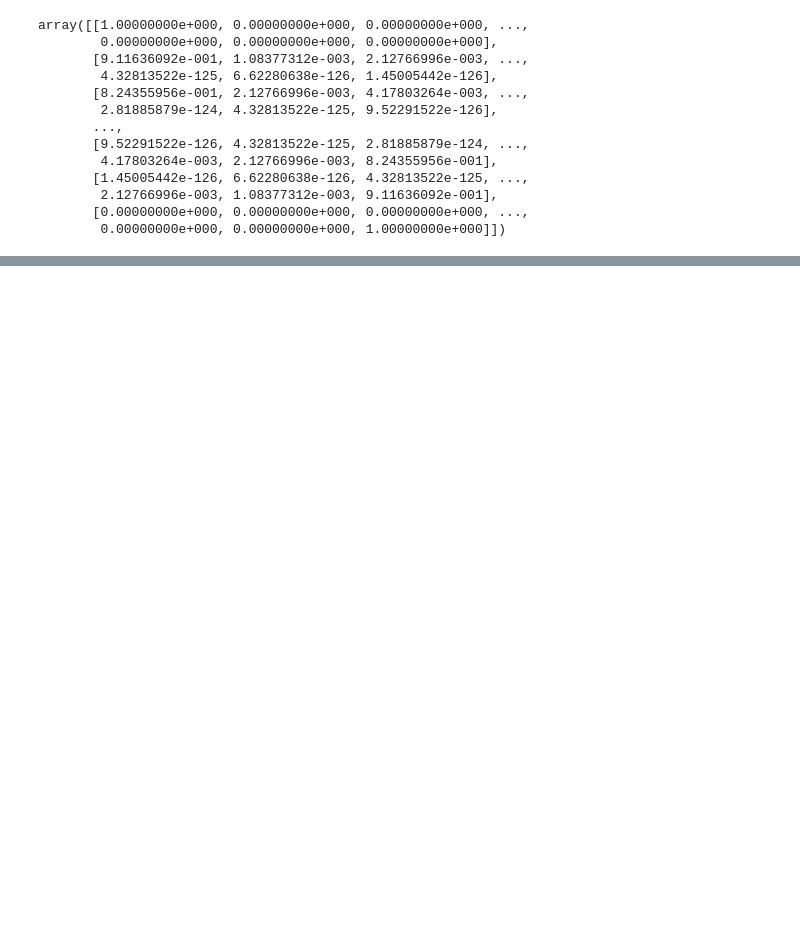
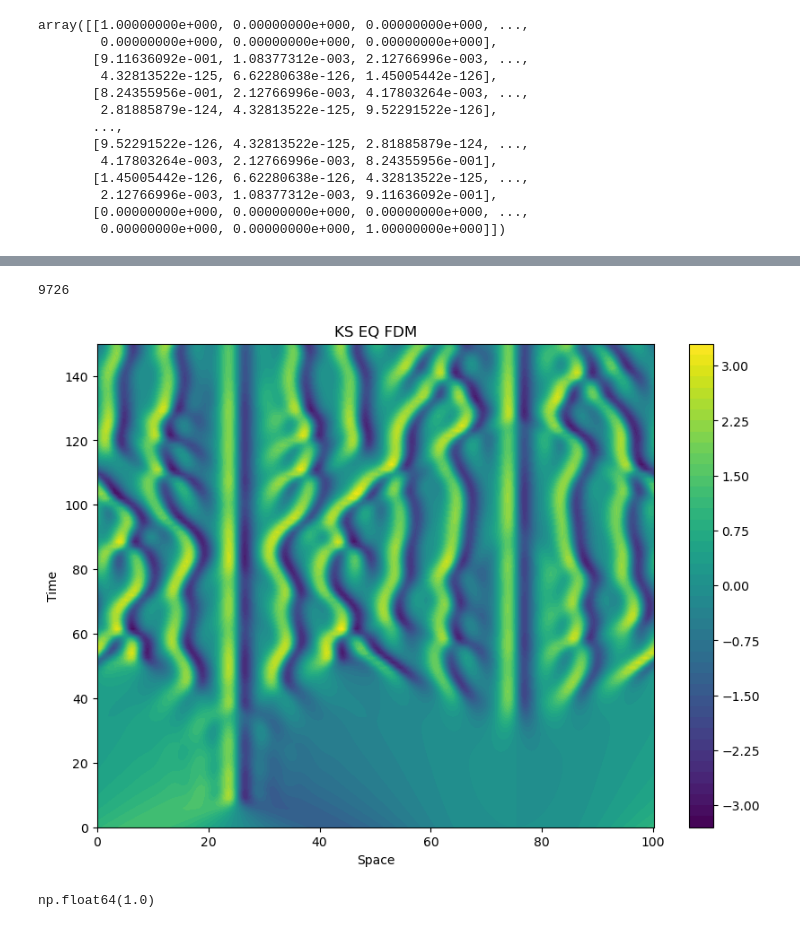
Before and after one commit to Gaffeyh/Research_Project, a Jupyter notebook: ETD_FDM/ETD_FDM.ipynb, the cells around one changed output, grey strips where cells are left out. Cells and saved outputs as stored; diff of their text form; code cells hidden in the pictures; blank space fills up the shorter version.

```diff
--- a/ETD_FDM/ETD_FDM.ipynb
+++ b/ETD_FDM/ETD_FDM.ipynb
@@ -400,0 +467,19 @@ array([[2., 1., 1., 1.],
+# %%
+x,tt,uu = Finite_KS(2**8, 0.001)
+
+##plotting the results
+fig, ax = plt.subplots(figsize=(10, 7))
+X, T = np.meshgrid(x, tt, indexing='ij')
+contour = ax.contourf(X,T, uu[:,:], cmap=cm.viridis, levels=50)
+plt.colorbar(contour)
+ax.set_xlabel('Space')
+ax.set_ylabel('Time')
+ax.set_title('KS EQ FDM')
+plt.show()
+# %% [output]
+9726
+[figure, added]
+# %%
+np.sqrt(1)
+# %% [output]
+np.float64(1.0)
```
Also changed, not shown: parts of 22 cells of this notebook, 3 other files.
